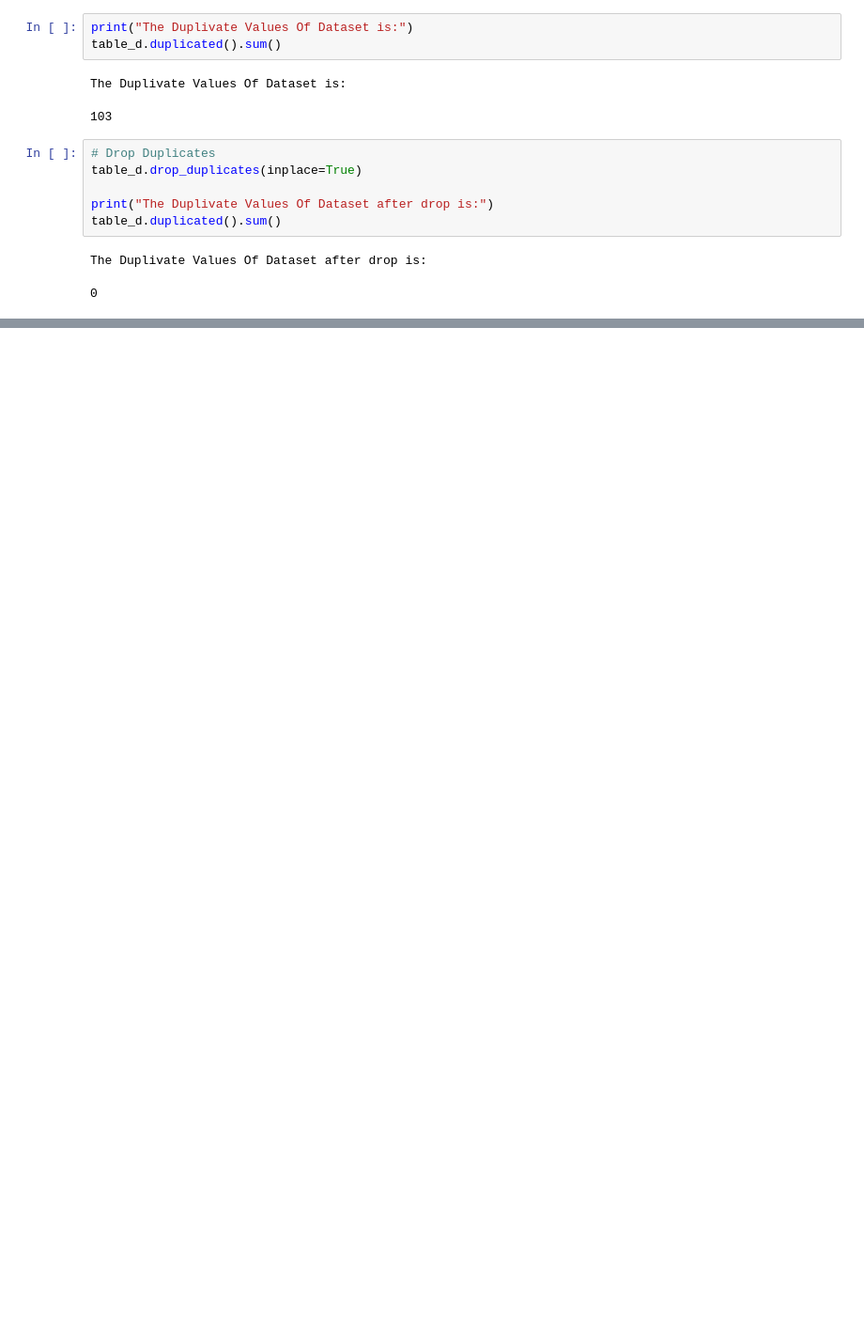
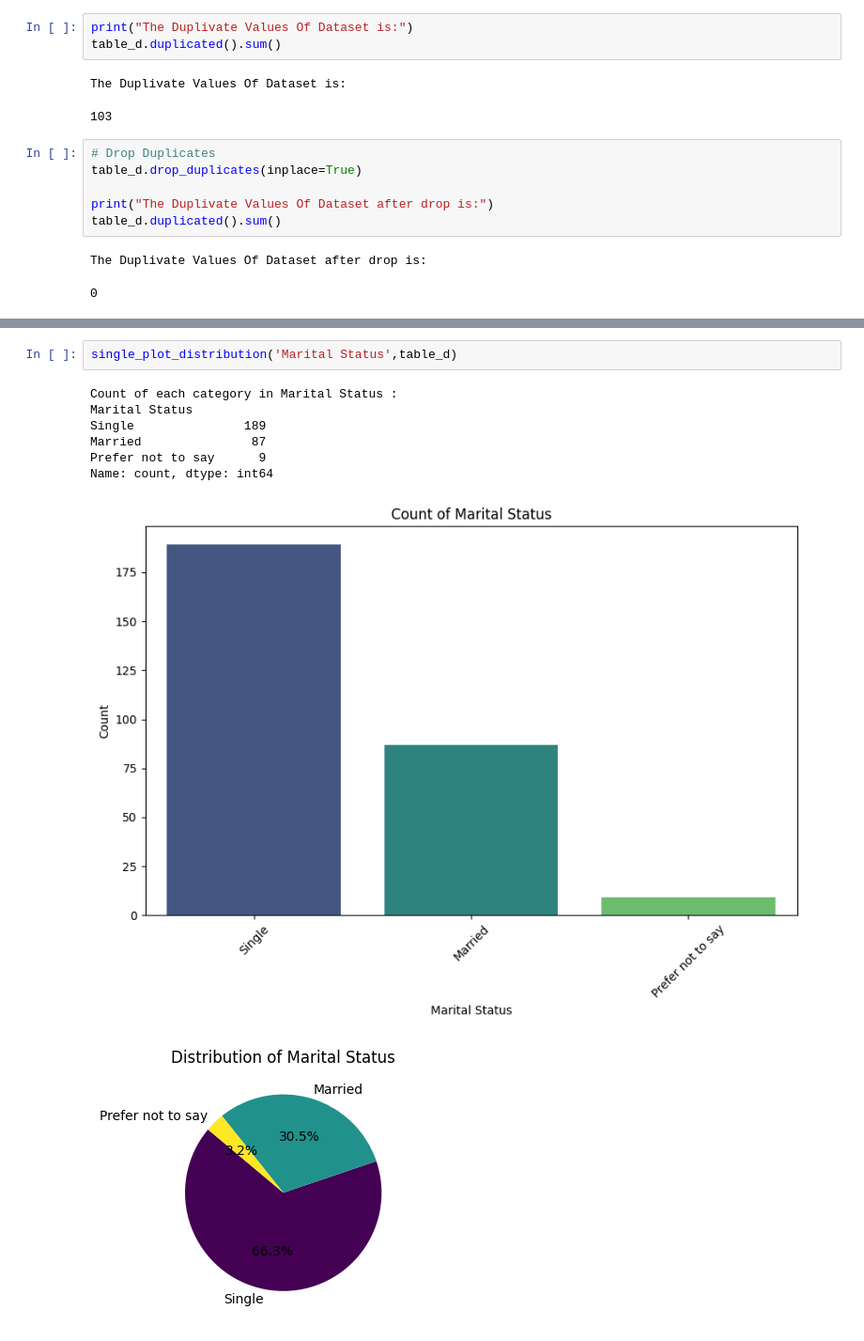
Before and after one commit to ChiaHouTan/Data-Analysis-Visualisation-CA1, a Jupyter notebook: Data_Analysis&Visualisation_CA1.ipynb, the cells around one changed output, grey strips where cells are left out. Shown at 94% size. Drawn from its saved outputs; the diff is of its cells as text; blank space fills up the shorter version.

```diff
--- a/Data_Analysis&Visualisation_CA1.ipynb
+++ b/Data_Analysis&Visualisation_CA1.ipynb
@@ -155,0 +214,11 @@ The Duplivate Values Of Dataset after drop is:
+# %%
+single_plot_distribution('Marital Status',table_d)
+# %% [output]
+Count of each category in Marital Status :
+Marital Status
+Single               189
+Married               87
+Prefer not to say      9
+Name: count, dtype: int64
+[figure, added]
+[figure, added]
```
Also changed, not shown: parts of 12 cells of this notebook.
